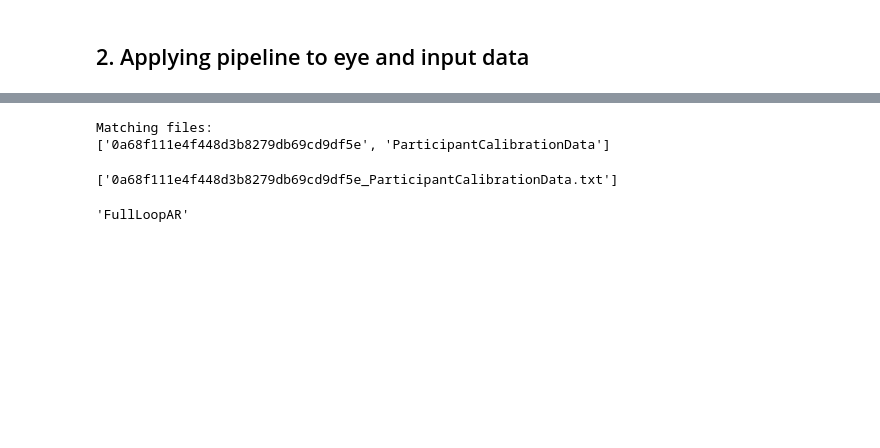
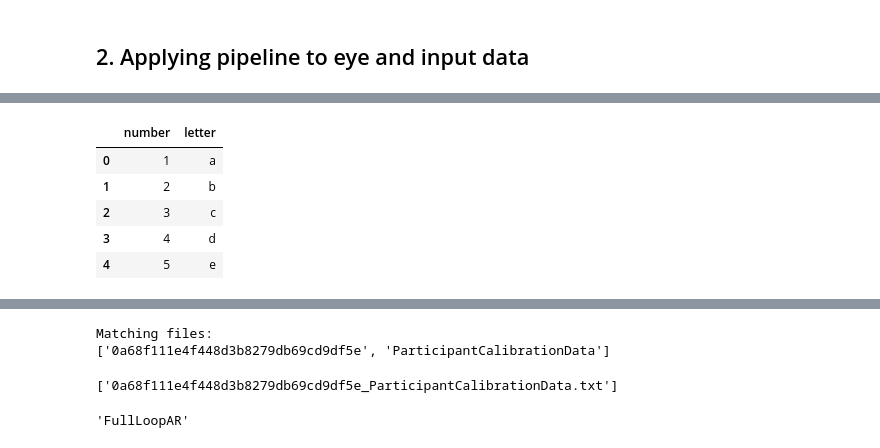
Before and after one commit to JohnMadrid/WestdriveLoopARData, a Jupyter notebook: preprocessing.ipynb, the cells around one changed output, grey strips where cells are left out. Saved outputs shown, nothing was run; the diff lists cells and outputs as text; code cells hidden in the pictures; blank space fills up the shorter version.

```diff
--- a/preprocessing.ipynb
+++ b/preprocessing.ipynb
@@ -841,3 +509,40 @@ preprocess_txt_files(raw_folder_path, processed_folder_path_input, 'input', mult
+# %%
+import pandas as pd
+import difflib
+
+# Sample dataframes with float indexes (replace with your actual data)
+df1 = pd.DataFrame([[1], [2], [3], [4], [5]],
+                   index=[1.1, 2.2, 3.3, 4.4, 5.5],
+                   columns=['number'])
+df1['index'] = df1.index.values
+
+df2 = pd.DataFrame([['a'], ['b'], ['c'], ['d'], ['e']],
+                   index=[1.2, 2.3, 3.4, 4.5, 5.6],
+                   columns=['letter'])
+df2['index'] = df2.index.values
+
+res = pd.merge(df1, df2, how='cross')
+res['delta'] = res['index_x'] - res['index_y']
+res = res[round(abs(res['delta']),1) <= 0.1].drop(['index_x', 'index_y', 'delta'], axis=1).reset_index(drop=True)
+res
+
+# Convert float indexes to a list
+# df1_index_list = df1.index.tolist()
+#
+# # Apply fuzzy matching to df2's index
+# df2.index = df2.index.map(lambda x: difflib.get_close_matches(x, df1_index_list)[0])
+#
+# # Merge the dataframes
+# result_df = df1.join(df2)
+#
+# print(result_df)
+# %% [output]
+|  | number | letter |
+| 0 | 1 | a |
+| 1 | 2 | b |
+| 2 | 3 | c |
+| 3 | 4 | d |
+| 4 | 5 | e |
 # %%
 |# Sample file processing
 # file_path = '/Users/johnmadrid/GitHub/WestdriveLoopARData/Data/0_Raw/EyeTracking/66bdb97a653b48f98c02d5e764089c00_EyeTracking_Westbrueck.txt'  # Replace with the actual file path
```
Also changed, not shown: parts of 33 cells of this notebook, 1 other file.
